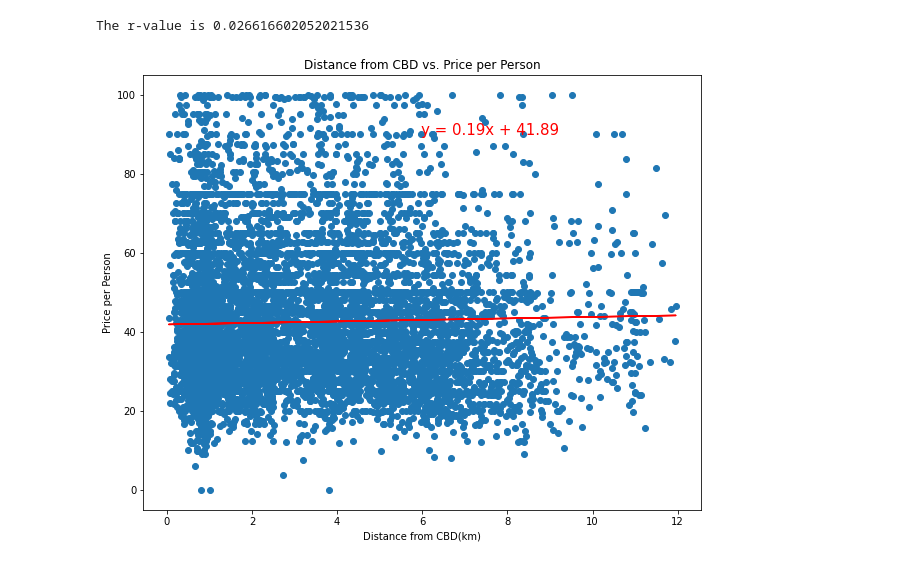
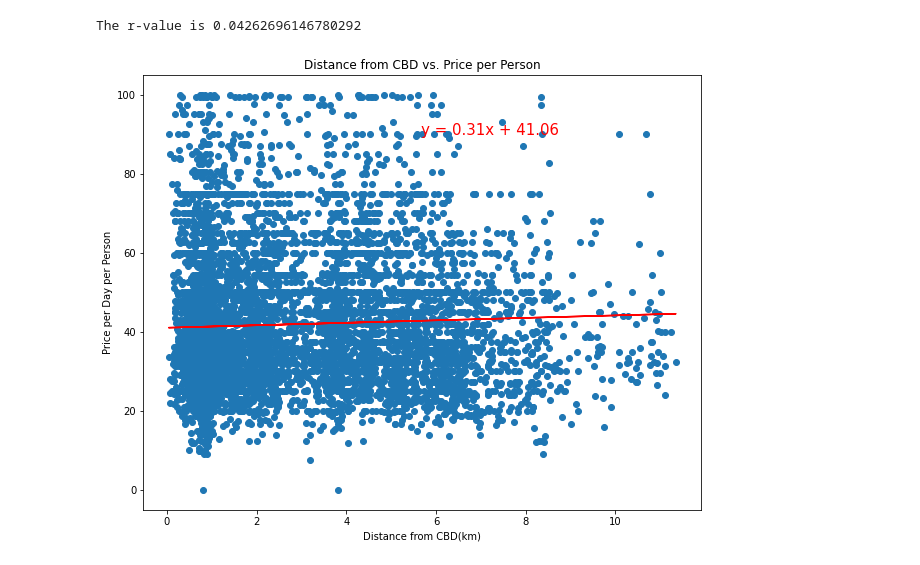
Before and after one commit to jMacProd/Project1, a Jupyter notebook: 03-Project_Jupyter_Notebooks/04_Correlation_Analysis.ipynb, the cells around one changed output. Saved outputs shown, nothing was run; the diff lists cells and outputs as text; code cells hidden in the pictures.

```diff
--- a/03-Project_Jupyter_Notebooks/04_Correlation_Analysis.ipynb
+++ b/03-Project_Jupyter_Notebooks/04_Correlation_Analysis.ipynb
@@ -57,3 +53,9 @@ airbnb_df2
 # %%
+# for testing Melbourne listings
 airbnb_df3 = airbnb_df2.loc[(airbnb_df2['city'] == 'Melbourne')]
-pppfltr = airbnb_df2.loc[airbnb_df2['price_per_person'] <= 100]
+
+# filtering approximate outliers and add "Apartment" filter
+pppfltr = airbnb_df2.loc[(airbnb_df2['price_per_person'] <= 100) & (airbnb_df2['property_type'] == 'Apartment')]
+
+# check cities in plot DF
+pppfltr['city'].unique()
@@ -95,10 +121,10 @@ The r-value is 0.10553501992697922
 # %%
 # function call for Distance from Train station vs. Price per Person
 create_plot(pppfltr['distance_from_cbd'],
             pppfltr['price_per_person'],
             'Distance from CBD vs. Price per Person',
             'Distance from CBD(km)',
-            'Price per Person')
+            'Price per Day per Person')
 # %% [output]
-The r-value is 0.026616602052021536
+The r-value is 0.04262696146780292
-[figure, old version]
+[figure, new version]
```
Also changed, not shown: parts of 11 cells of this notebook, 4 other files.
